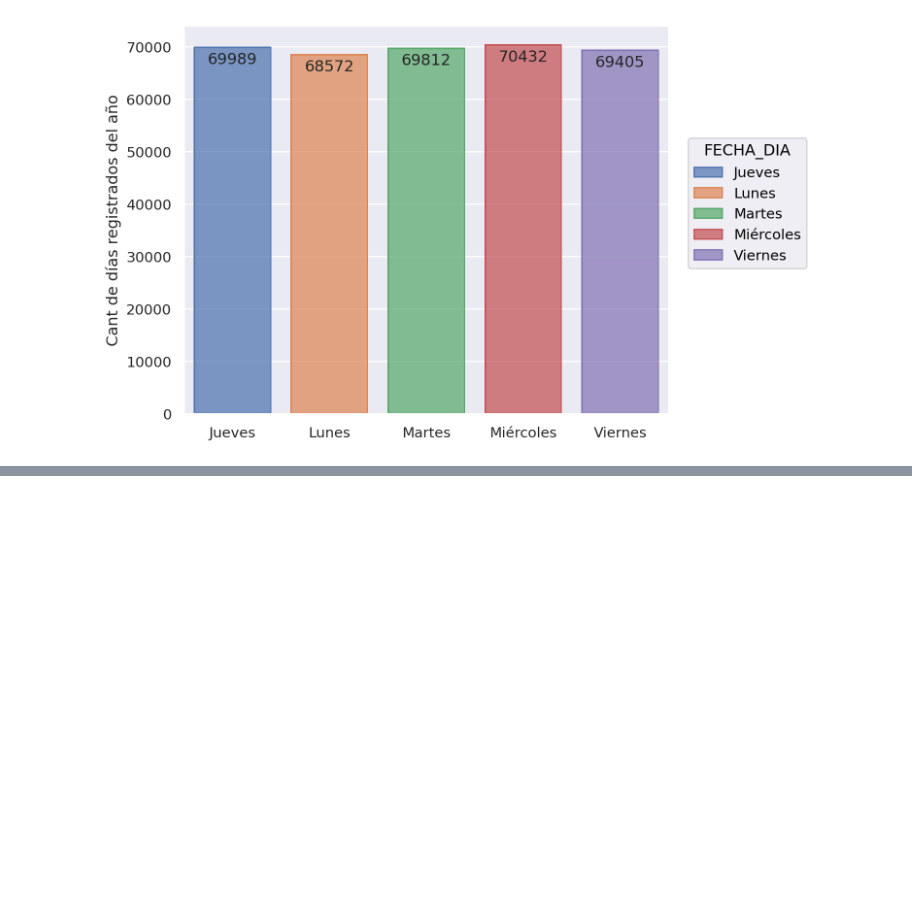
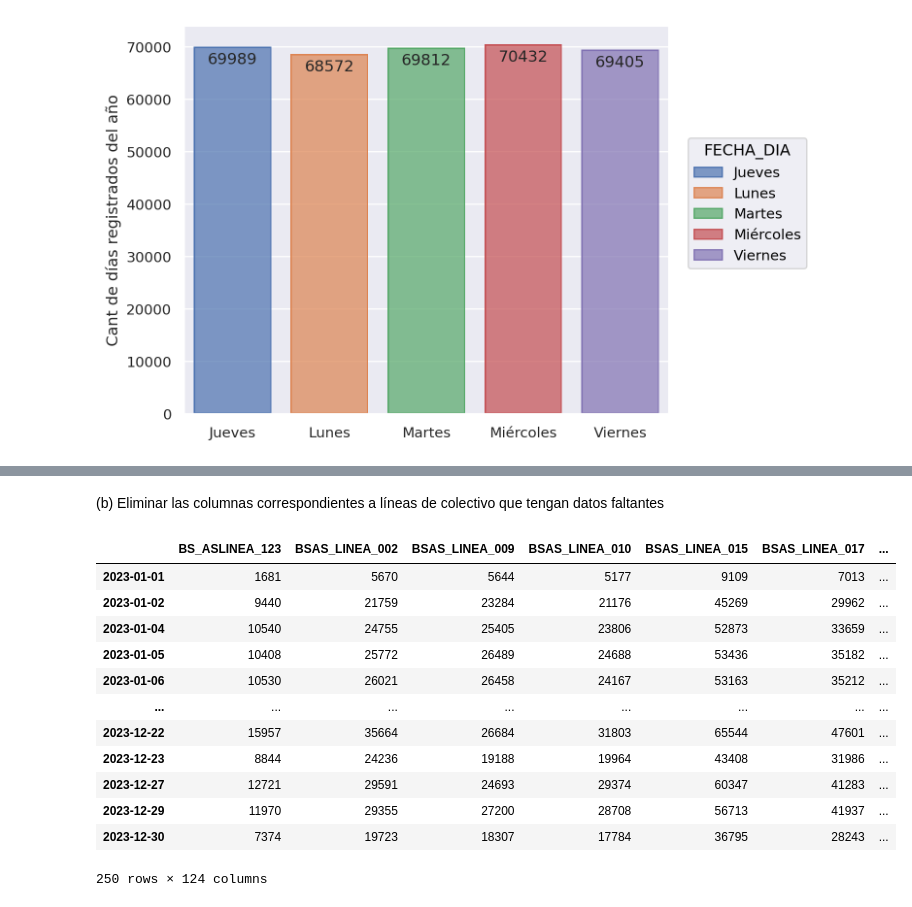
Before and after one commit to mgresnik/trabajo_practico_nro_1, a Jupyter notebook: Laboratorio_de_datos_(LCD)_IC_2024_Trabajo_Práctico_N°_1.ipynb, the cells around one changed output, grey strips where cells are left out. Saved outputs shown, nothing was run; the diff lists cells and outputs as text; code cells hidden in the pictures; blank space fills up the shorter version.

```diff
--- a/Laboratorio_de_datos_(LCD)_IC_2024_Trabajo_Práctico_N°_1.ipynb
+++ b/Laboratorio_de_datos_(LCD)_IC_2024_Trabajo_Práctico_N°_1.ipynb
@@ -231,0 +286,22 @@ p.label(y='Cant de días registrados del año',x='')
+# %% [markdown]
+(b) Eliminar las columnas correspondientes a líneas de colectivo que tengan datos faltantes
+# %%
+for linea in df_lineas.columns:
+  if True in df_lineas[linea].isna().unique():
+    df_lineas=df_lineas.drop(columns=[linea])
+
+df_lineas
+# %% [output]
+|  | BS_ASLINEA_123 | BSAS_LINEA_002 | BSAS_LINEA_009 | BSAS_LINEA_010 | BSAS_LINEA_015 | BSAS_LINEA_017 | ... |
+| 2023-01-01 | 1681 | 5670 | 5644 | 5177 | 9109 | 7013 | ... |
+| 2023-01-02 | 9440 | 21759 | 23284 | 21176 | 45269 | 29962 | ... |
+| 2023-01-04 | 10540 | 24755 | 25405 | 23806 | 52873 | 33659 | ... |
+| 2023-01-05 | 10408 | 25772 | 26489 | 24688 | 53436 | 35182 | ... |
+| 2023-01-06 | 10530 | 26021 | 26458 | 24167 | 53163 | 35212 | ... |
+| ... | ... | ... | ... | ... | ... | ... | ... |
+| 2023-12-22 | 15957 | 35664 | 26684 | 31803 | 65544 | 47601 | ... |
+| 2023-12-23 | 8844 | 24236 | 19188 | 19964 | 43408 | 31986 | ... |
+| 2023-12-27 | 12721 | 29591 | 24693 | 29374 | 60347 | 41283 | ... |
+| 2023-12-29 | 11970 | 29355 | 27200 | 28708 | 56713 | 41937 | ... |
+| 2023-12-30 | 7374 | 19723 | 18307 | 17784 | 36795 | 28243 | ... |
+250 rows × 124 columns
```
Also changed, not shown: parts of 8 cells of this notebook.
